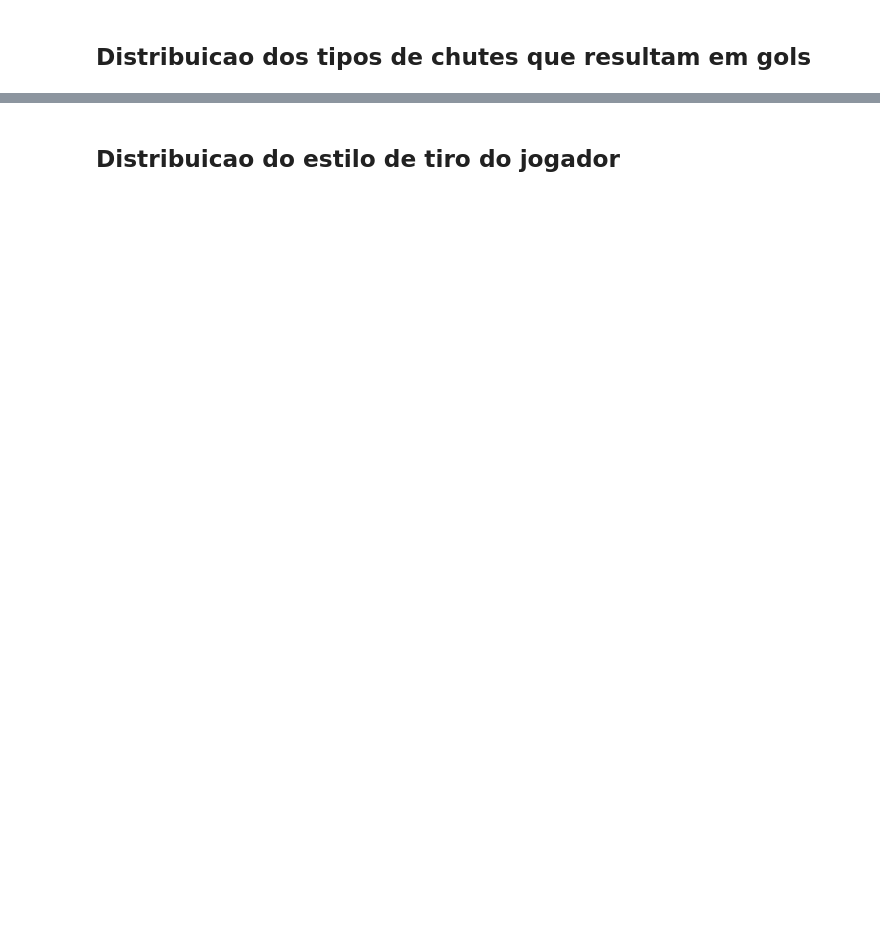
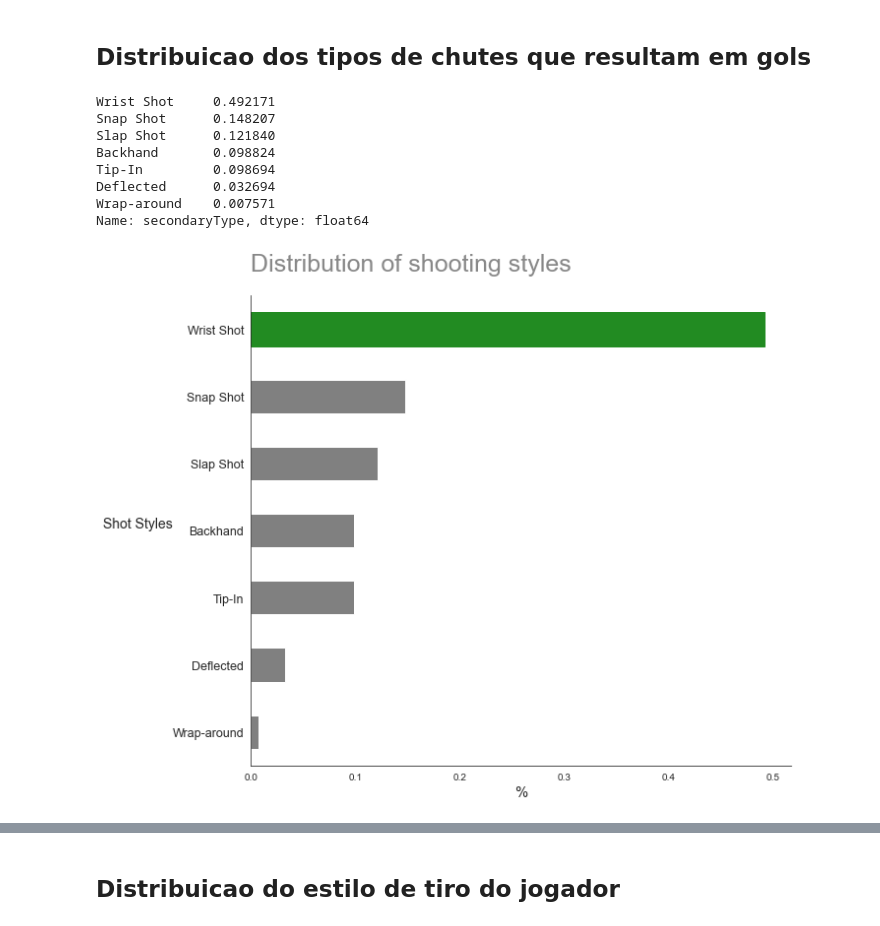
Before and after one commit to DanOakStats/NHL, a Jupyter notebook: data_cleaning.ipynb, the cells around one changed output, grey strips where cells are left out. Cells and saved outputs as stored; diff of their text form; code cells hidden in the pictures; blank space fills up the shorter version.

```diff
--- a/data_cleaning.ipynb
+++ b/data_cleaning.ipynb
@@ -679,18 +728,30 @@ all_shots = plays[plays['event']=="Goal"]
 # %%
+# showing distribution of the styles of shot
 print(all_shots['secondaryType'].value_counts(normalize=True))
 
+# plotting the distribution
 fig, ax = plt.subplots(figsize=(10, 8))
 all_shots['secondaryType'].value_counts(normalize=True).sort_values().plot(kind='barh', color='grey', ax=ax)
 ax.set_title("Distribution of shooting styles", fontsize=25, pad=25, alpha=0.55, loc='left')
 ax.set_ylabel("Shot Styles", fontsize=14, rotation=0, labelpad=35)
 ax.set_xlabel("%", fontsize=15)
 ax.set_yticklabels(ax.get_yticklabels(), fontsize=12.5)
 
 ax.spines['top'].set_visible(False)
 ax.spines['right'].set_visible(False)
-ax.patches[6].set_color("royalblue")
+ax.patches[6].set_color("forestgreen")
 
 plt.tight_layout()
+# %% [output]
+Wrist Shot     0.492171
+Snap Shot      0.148207
+Slap Shot      0.121840
+Backhand       0.098824
+Tip-In         0.098694
+Deflected      0.032694
+Wrap-around    0.007571
+Name: secondaryType, dtype: float64
+[figure, added]
 # %%
 img = plt.imread('images/rink.png')
 fig, ax = plt.subplots(figsize=(12, 10))
```
Also changed, not shown: parts of 22 cells of this notebook.
